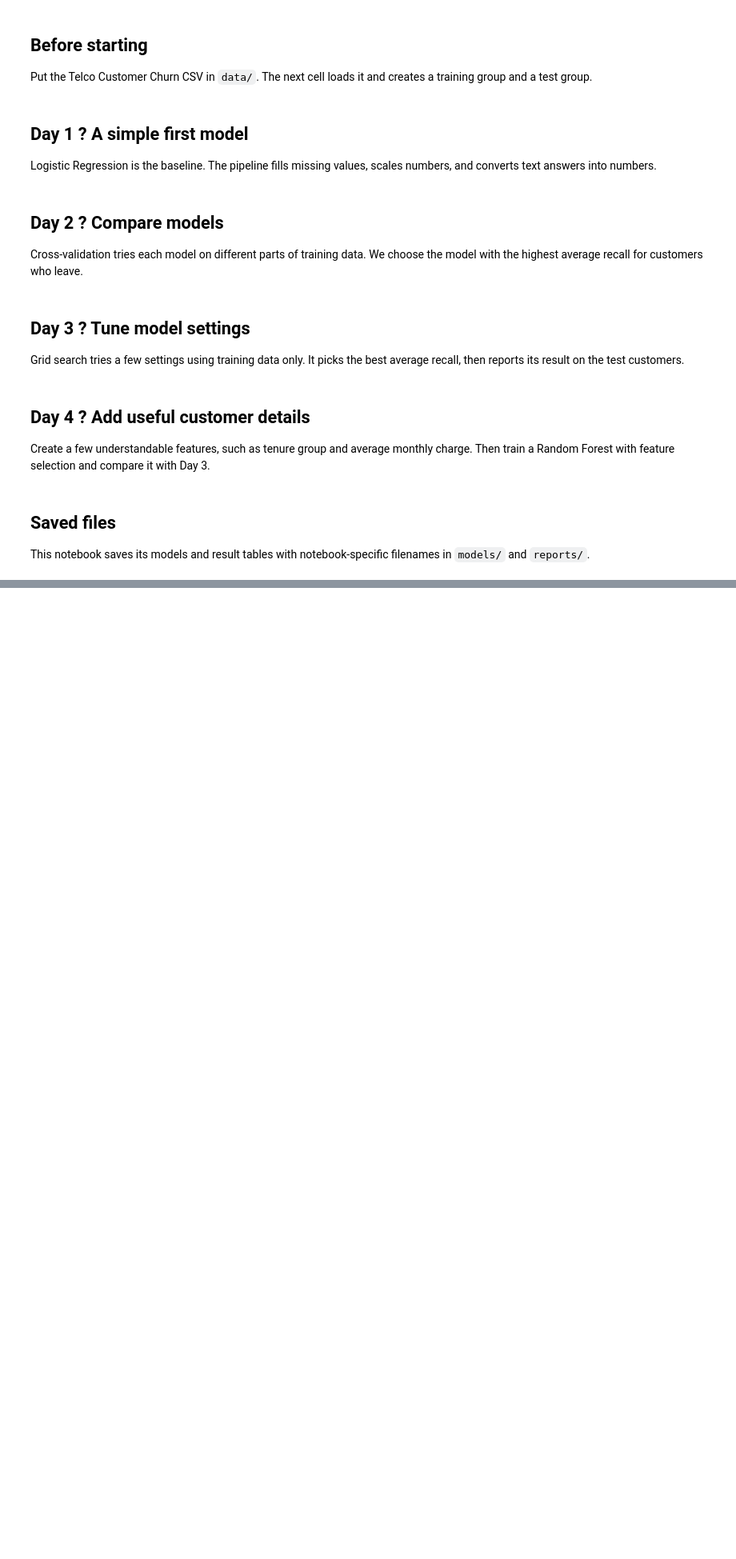
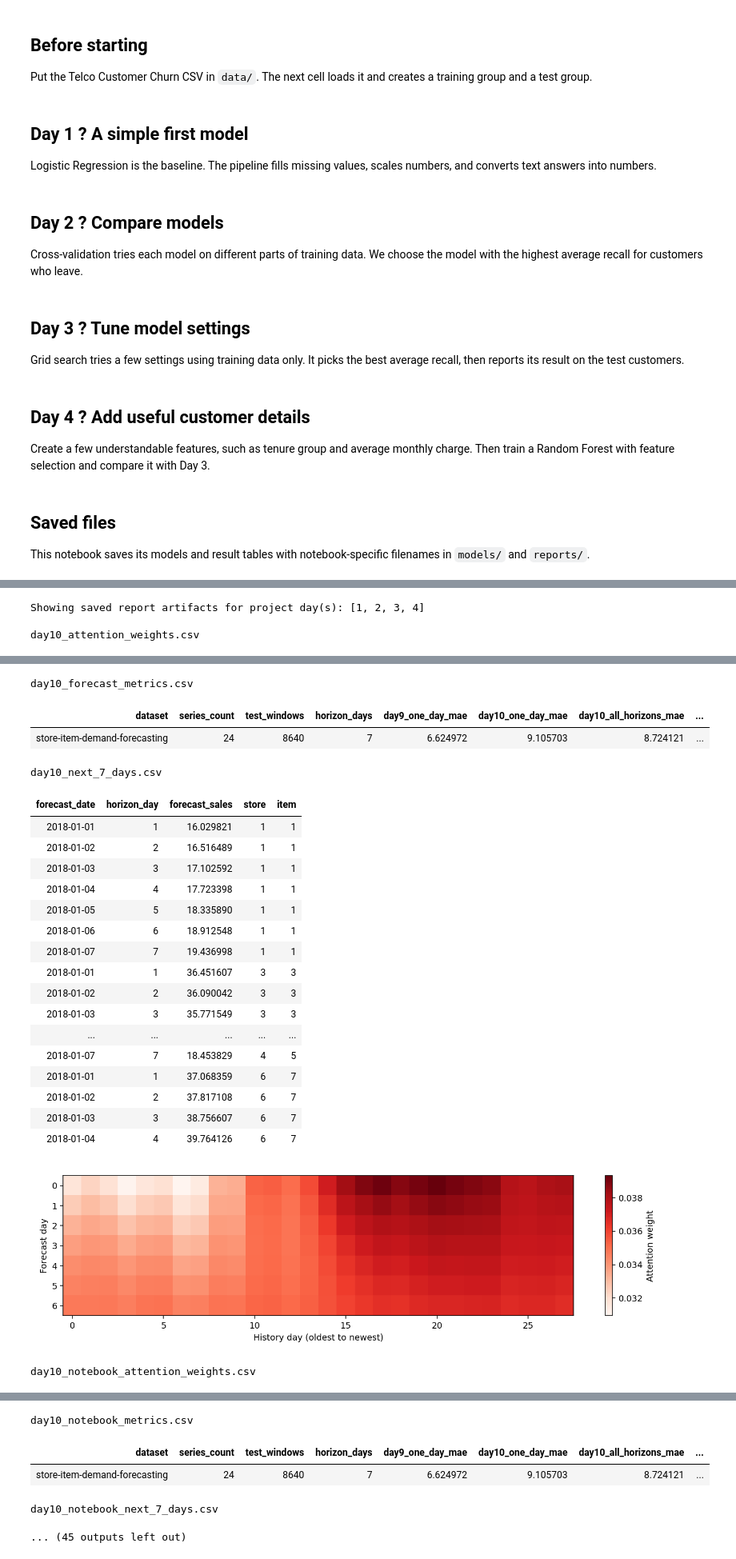
Before and after one commit to Sourav-Parida/RetailMind_Project, a Jupyter notebook: notebooks/RetailMind_Churn_Days_1_to_4.ipynb, the cells around one changed output, grey strips where cells are left out. Shown at 80% size. Drawn from its saved outputs; the diff is of its cells as text; code cells hidden in the pictures; blank space fills up the shorter version.

```diff
--- a/notebooks/RetailMind_Churn_Days_1_to_4.ipynb
+++ b/notebooks/RetailMind_Churn_Days_1_to_4.ipynb
@@ -164,0 +169,28 @@ This notebook saves its models and result tables with notebook-specific filename
+# %%
+from pathlib import Path
+import pandas as pd
+from IPython.display import Image, SVG, display
+
+# Re-display the saved metrics and figures for this notebook's project day.
+# Set ROOT to the repository root if the notebook is launched elsewhere.
+ROOT = Path.cwd()
+if ROOT.name == "notebooks": ROOT = ROOT.parent
+REPORT_DIR = ROOT / "reports"
+DAYS = [1, 2, 3, 4]
+print("Showing saved report artifacts for project day(s):", DAYS)
+for day in DAYS:
+    for path in sorted(REPORT_DIR.glob(f"day{day}*")):
+        if path.is_dir():
+            for image_path in sorted(path.rglob("*.png")):
+                display(Image(filename=str(image_path)))
+        elif path.suffix.lower() == ".csv":
+            print("\n" + path.name)
+            display(pd.read_csv(path, nrows=25))
+        elif path.suffix.lower() == ".png":
+            display(Image(filename=str(path)))
+        elif path.suffix.lower() == ".svg":
+            display(SVG(filename=str(path)))
+# %% [output]
+Showing saved report artifacts for project day(s): [1, 2, 3, 4]
+
+day10_attention_weights.csv
@@ -164,0 +214,23 @@ This notebook saves its models and result tables with notebook-specific filename
+day10_forecast_metrics.csv
+| dataset | series_count | test_windows | horizon_days | day9_one_day_mae | day10_one_day_mae | day10_all_horizons_mae | ... |
+| store-item-demand-forecasting | 24 | 8640 | 7 | 6.624972 | 9.105703 | 8.724121 | ... |
+day10_next_7_days.csv
+| forecast_date | horizon_day | forecast_sales | store | item |
+| 2018-01-01 | 1 | 16.029821 | 1 | 1 |
+| 2018-01-02 | 2 | 16.516489 | 1 | 1 |
+| 2018-01-03 | 3 | 17.102592 | 1 | 1 |
+| 2018-01-04 | 4 | 17.723398 | 1 | 1 |
+| 2018-01-05 | 5 | 18.335890 | 1 | 1 |
+| 2018-01-06 | 6 | 18.912548 | 1 | 1 |
+| 2018-01-07 | 7 | 19.436998 | 1 | 1 |
+| 2018-01-01 | 1 | 36.451607 | 3 | 3 |
+| 2018-01-02 | 2 | 36.090042 | 3 | 3 |
+| 2018-01-03 | 3 | 35.771549 | 3 | 3 |
+| ... | ... | ... | ... | ... |
+| 2018-01-07 | 7 | 18.453829 | 4 | 5 |
+| 2018-01-01 | 1 | 37.068359 | 6 | 7 |
+| 2018-01-02 | 2 | 37.817108 | 6 | 7 |
+| 2018-01-03 | 3 | 38.756607 | 6 | 7 |
+| 2018-01-04 | 4 | 39.764126 | 6 | 7 |
+[figure, added]
+day10_notebook_attention_weights.csv
@@ -164,0 +254,5 @@ This notebook saves its models and result tables with notebook-specific filename
+day10_notebook_metrics.csv
+| dataset | series_count | test_windows | horizon_days | day9_one_day_mae | day10_one_day_mae | day10_all_horizons_mae | ... |
+| store-item-demand-forecasting | 24 | 8640 | 7 | 6.624972 | 9.105703 | 8.724121 | ... |
+day10_notebook_next_7_days.csv
+... (45 outputs left out)
```
Also changed, not shown: parts of 2 cells of this notebook, 14 other files.
